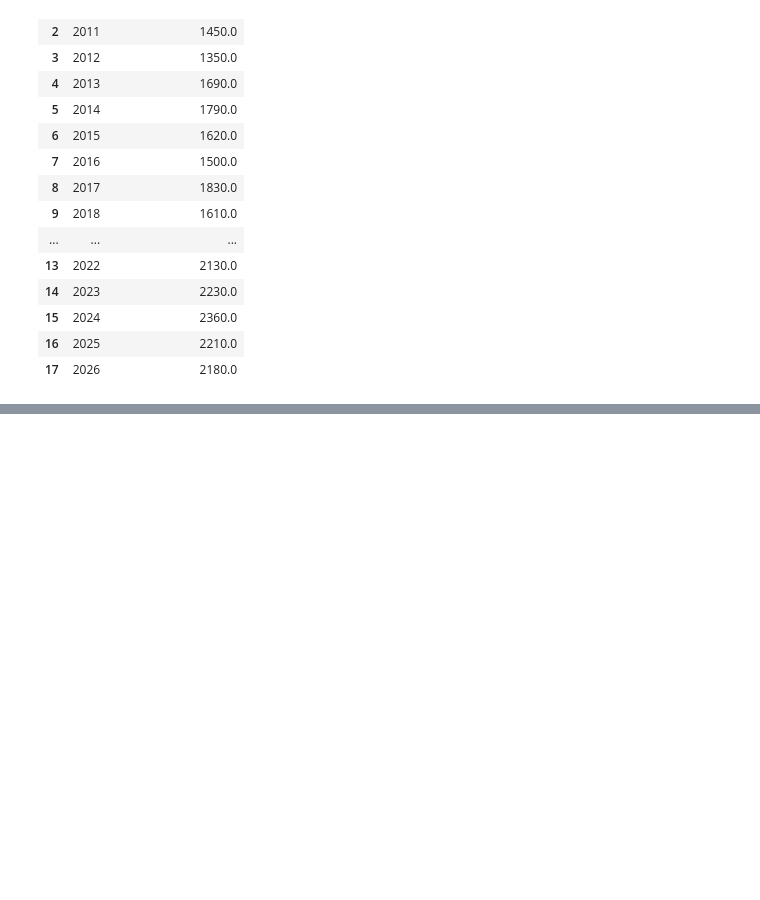
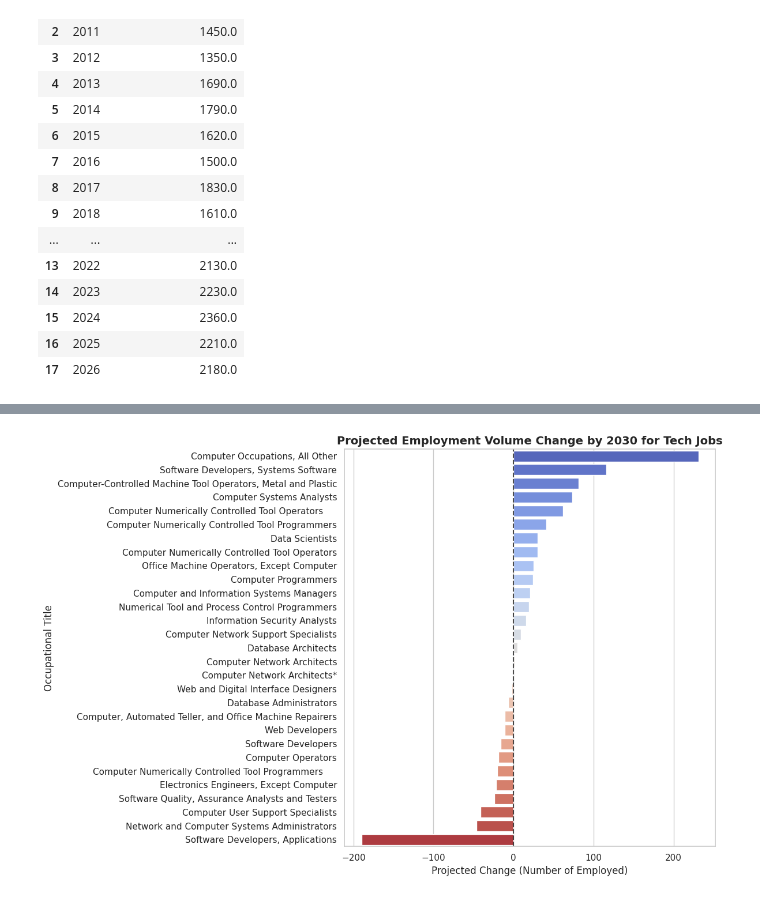
Before and after one commit to daisymayorga-galtechs/Occupational-Employment-and-Wage-Statistics, a Jupyter notebook: modesto_msa_2009_2026.ipynb, the cells around one changed output, grey strips where cells are left out. Cells and saved outputs as stored; diff of their text form; code cells hidden in the pictures; blank space fills up the shorter version.

```diff
--- a/modesto_msa_2009_2026.ipynb
+++ b/modesto_msa_2009_2026.ipynb
@@ -437,0 +578,19 @@ display(aggregated_tech_trend)
+# %%
+# Plotting the 2030 Projected Change for Tech Occupations
+plt.figure(figsize=(12, 8))
+sns.barplot(
+    data=tech_forecast_df,
+    x='Absolute Change',
+    y='Occupational Title',
+    palette='coolwarm',
+    hue='Occupational Title',
+    legend=False
+)
+plt.title('Projected Employment Volume Change by 2030 for Tech Jobs', fontsize=14, fontweight='bold')
+plt.xlabel('Projected Change (Number of Employed)', fontsize=12)
+plt.ylabel('Occupational Title', fontsize=12)
+plt.axvline(x=0, color='black', linestyle='--', alpha=0.7)
+plt.tight_layout()
+plt.show()
+# %% [output]
+[figure, added]
```
Also changed, not shown: parts of 5 cells of this notebook.
